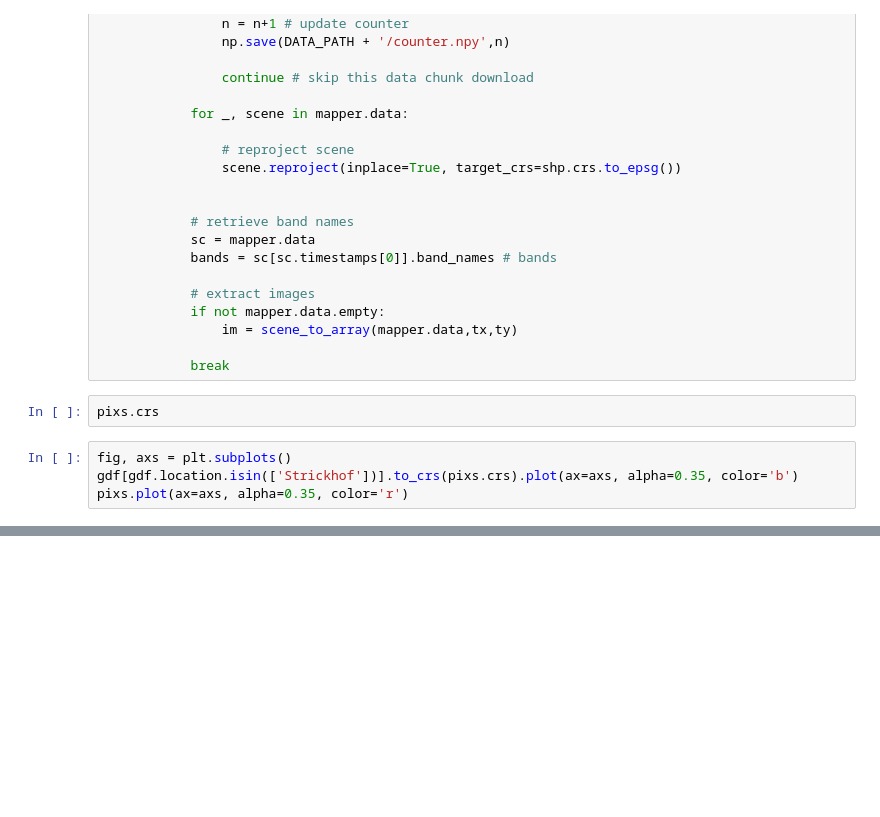
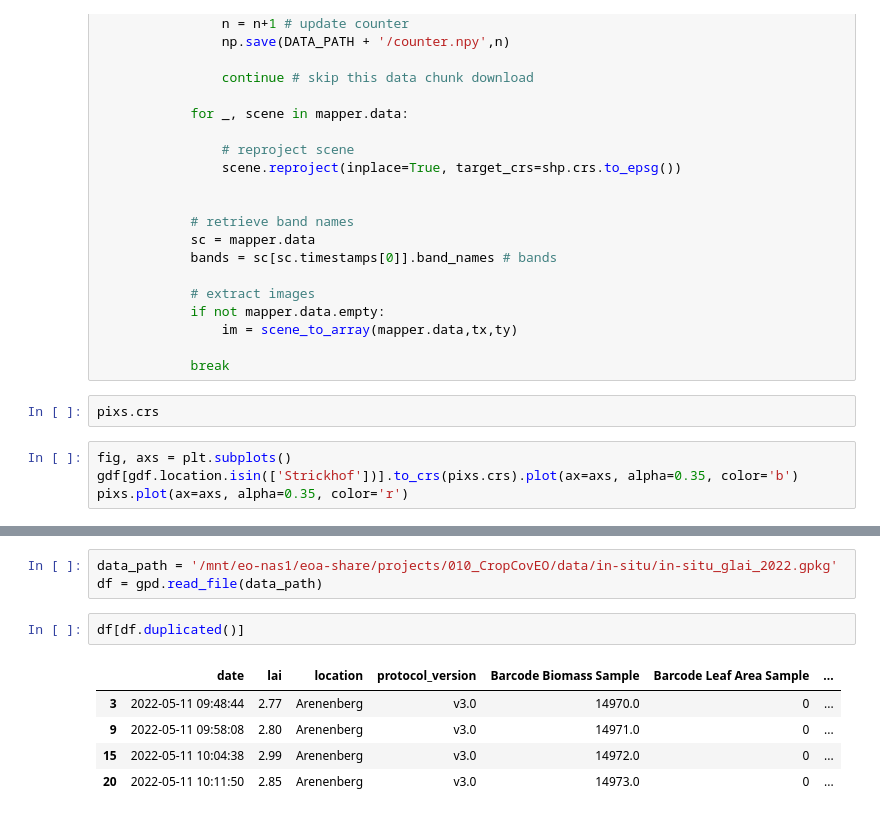
Before and after one commit to EOA-team/RTMinv_ML, a Jupyter notebook: notebooks/val_data.ipynb, the cells around one changed output, grey strips where cells are left out. Drawn from its saved outputs; the diff is of its cells as text; blank space fills up the shorter version.

```diff
--- a/notebooks/val_data.ipynb
+++ b/notebooks/val_data.ipynb
@@ -1107,0 +1152,11 @@ pixs.plot(ax=axs, alpha=0.35, color='r')
+# %%
+data_path = '/mnt/eo-nas1/eoa-share/projects/010_CropCovEO/data/in-situ/in-situ_glai_2022.gpkg'
+df = gpd.read_file(data_path)
+# %%
+df[df.duplicated()]
+# %% [output]
+|  | date | lai | location | protocol_version | Barcode Biomass Sample | Barcode Leaf Area Sample | ... |
+| 3 | 2022-05-11 09:48:44 | 2.77 | Arenenberg | v3.0 | 14970.0 | 0 | ... |
+| 9 | 2022-05-11 09:58:08 | 2.80 | Arenenberg | v3.0 | 14971.0 | 0 | ... |
+| 15 | 2022-05-11 10:04:38 | 2.99 | Arenenberg | v3.0 | 14972.0 | 0 | ... |
+| 20 | 2022-05-11 10:11:50 | 2.85 | Arenenberg | v3.0 | 14973.0 | 0 | ... |
```
Also changed, not shown: parts of 10 cells of this notebook, 5 other files.
